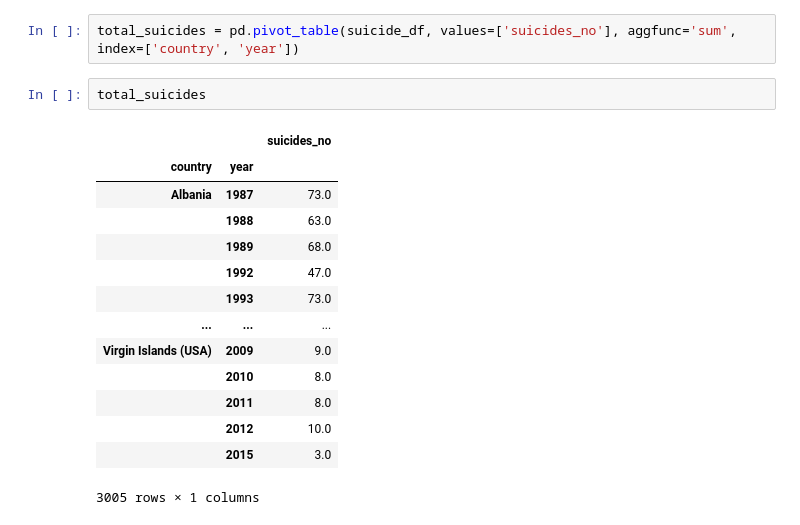
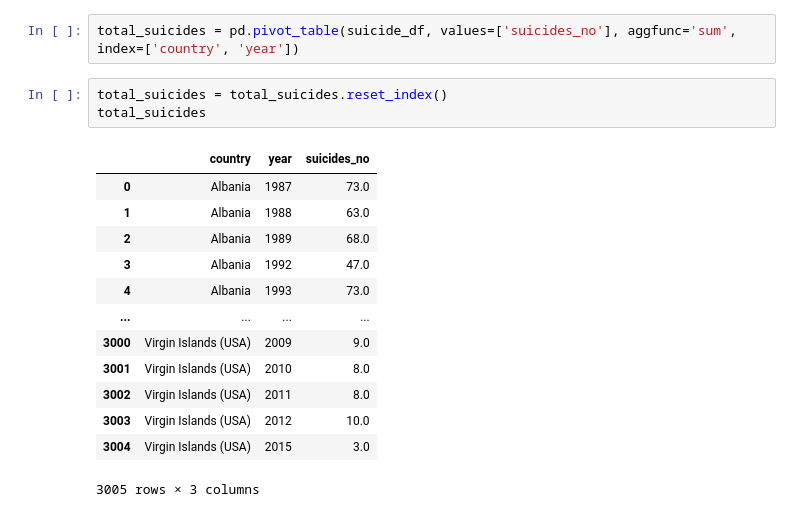
Before and after one commit to Mvhaynes/world-happiness, a Jupyter notebook: world-happiness.ipynb, the cells around one changed output. Drawn from its saved outputs; the diff is of its cells as text.

```diff
--- a/world-happiness.ipynb
+++ b/world-happiness.ipynb
@@ -73,22 +84,22 @@ suicide_df
 36060 rows × 4 columns
 # %%
 total_suicides = pd.pivot_table(suicide_df, values=['suicides_no'], aggfunc='sum', index=['country', 'year'])
-# %%
-total_suicides
-# %% [output]
-|  |  | suicides_no |
-| country | year |  |
-| Albania | 1987 | 73.0 |
-|  | 1988 | 63.0 |
-|  | 1989 | 68.0 |
-|  | 1992 | 47.0 |
-|  | 1993 | 73.0 |
-| ... | ... | ... |
-| Virgin Islands (USA) | 2009 | 9.0 |
-|  | 2010 | 8.0 |
-|  | 2011 | 8.0 |
-|  | 2012 | 10.0 |
-|  | 2015 | 3.0 |
-3005 rows × 1 columns
+# %%
+total_suicides = total_suicides.reset_index()
+total_suicides
+# %% [output]
+|  | country | year | suicides_no |
+| 0 | Albania | 1987 | 73.0 |
+| 1 | Albania | 1988 | 63.0 |
+| 2 | Albania | 1989 | 68.0 |
+| 3 | Albania | 1992 | 47.0 |
+| 4 | Albania | 1993 | 73.0 |
+| ... | ... | ... | ... |
+| 3000 | Virgin Islands (USA) | 2009 | 9.0 |
+| 3001 | Virgin Islands (USA) | 2010 | 8.0 |
+| 3002 | Virgin Islands (USA) | 2011 | 8.0 |
+| 3003 | Virgin Islands (USA) | 2012 | 10.0 |
+| 3004 | Virgin Islands (USA) | 2015 | 3.0 |
+3005 rows × 3 columns
 # %%
 total_popn = pd.pivot_table(suicide_df, values=['population'], aggfunc='sum', index=['country', 'year'])
```
Also changed, not shown: parts of 10 cells of this notebook, 1 other file.
